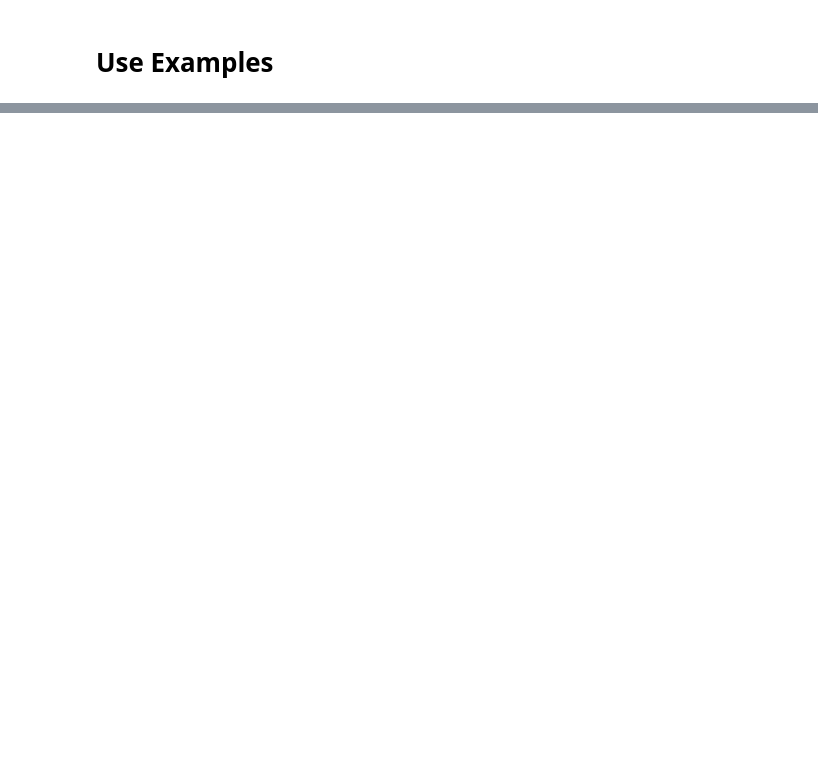
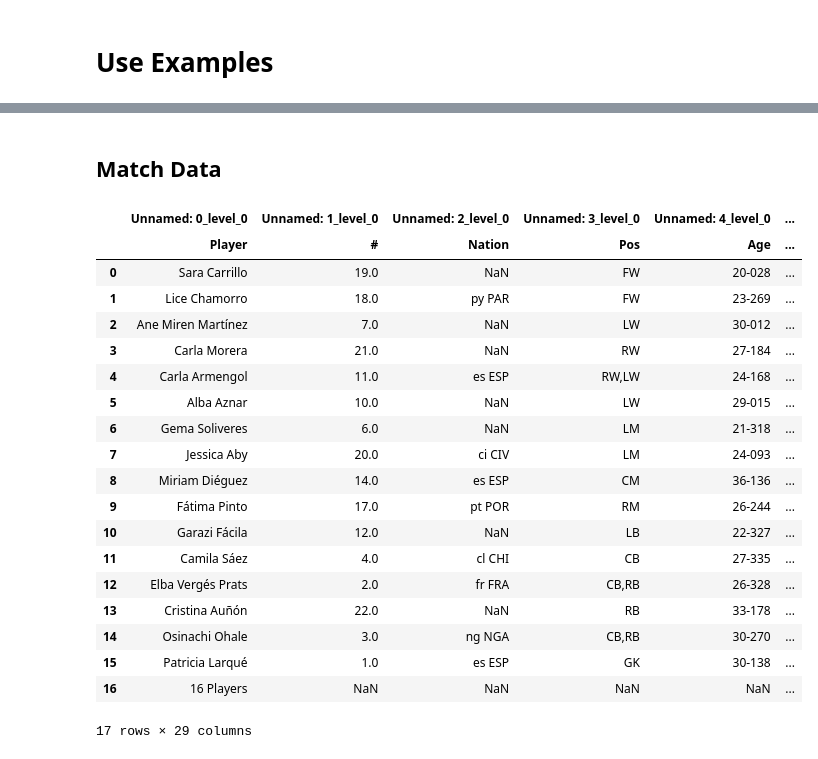
Before and after one commit to julopsalar/futfem-analytics, a Jupyter notebook: Data Scraping.ipynb, the cells around one changed output, grey strips where cells are left out. Drawn from its saved outputs; the diff is of its cells as text; code cells hidden in the pictures; blank space fills up the shorter version.

Commit message:
Updated Match Reporting

```diff
--- a/Data Scraping.ipynb
+++ b/Data Scraping.ipynb
@@ -91,12 +92,14 @@ Each match report url has a defined structure of tables:
 # %%
 def get_match_data(url, element='table'):
     dfs = get_tables(url)
-    # local_team_stats = dfs[0,3,4,5,6,7,8,9,18]
-    # away_team_stats = dfs[1,10,11,12,13,14,15,16,19]
-    # general_stats = dfs[2,17]
-    # return local_team_stats, away_team_stats, general_stats
-    return dfs
 
+    idx_home = [0,3,4,5,6,7,8,9,18]
+    home_team_stats = [dfs[i][0] for i in idx_home]
 
-get_match_data(url_example_match);
+    idx_away = [1,10,11,12,13,14,15,16,19]
+    away_team_stats = [dfs[i][0] for i in idx_away]
+
+    idx_general = [2,17]
+    general_stats = [dfs[i][0] for i in idx_general]
+    return home_team_stats, away_team_stats, general_stats
 # %%
@@ -195 +198,28 @@ display(league_matches.head())
 | 4 | 2 | Sat | 2022-09-17 | 18:00 | Sevilla | 1.1 | 1–3 | 1.4 | Atlético Madrid | NaN | Estadio Viejo Nervión | ... |
+# %%
+display(Markdown('## Match Data'))
+
+home_team_stats, away_team_stats, general_stats = get_match_data(url_example_match)
+pd.DataFrame(home_team_stats[1])
+# %% [output]
+## Match Data
+|  | Unnamed: 0_level_0 | Unnamed: 1_level_0 | Unnamed: 2_level_0 | Unnamed: 3_level_0 | Unnamed: 4_level_0 | ... |
+|  | Player | # | Nation | Pos | Age | ... |
+| 0 | Sara Carrillo | 19.0 | NaN | FW | 20-028 | ... |
+| 1 | Lice Chamorro | 18.0 | py PAR | FW | 23-269 | ... |
+| 2 | Ane Miren Martínez | 7.0 | NaN | LW | 30-012 | ... |
+| 3 | Carla Morera | 21.0 | NaN | RW | 27-184 | ... |
+| 4 | Carla Armengol | 11.0 | es ESP | RW,LW | 24-168 | ... |
+| 5 | Alba Aznar | 10.0 | NaN | LW | 29-015 | ... |
+| 6 | Gema Soliveres | 6.0 | NaN | LM | 21-318 | ... |
+| 7 | Jessica Aby | 20.0 | ci CIV | LM | 24-093 | ... |
+| 8 | Miriam Diéguez | 14.0 | es ESP | CM | 36-136 | ... |
+| 9 | Fátima Pinto | 17.0 | pt POR | RM | 26-244 | ... |
+| 10 | Garazi Fácila | 12.0 | NaN | LB | 22-327 | ... |
+| 11 | Camila Sáez | 4.0 | cl CHI | CB | 27-335 | ... |
+| 12 | Elba Vergés Prats | 2.0 | fr FRA | CB,RB | 26-328 | ... |
+| 13 | Cristina Auñón | 22.0 | NaN | RB | 33-178 | ... |
+| 14 | Osinachi Ohale | 3.0 | ng NGA | CB,RB | 30-270 | ... |
+| 15 | Patricia Larqué | 1.0 | es ESP | GK | 30-138 | ... |
+| 16 | 16 Players | NaN | NaN | NaN | NaN | ... |
+17 rows × 29 columns
```
Also changed, not shown: parts of 7 cells of this notebook, 2 other files.
